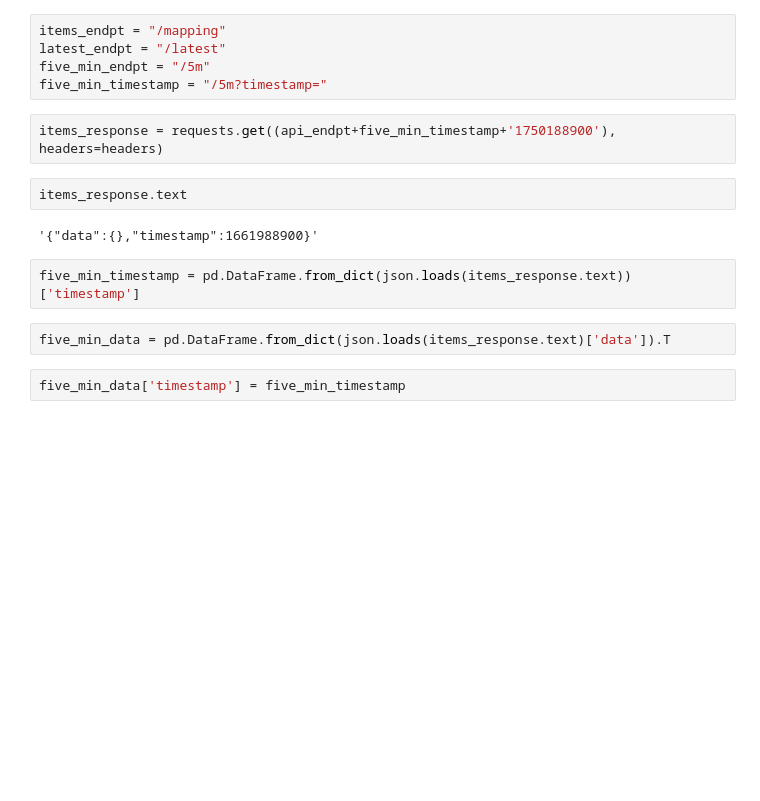
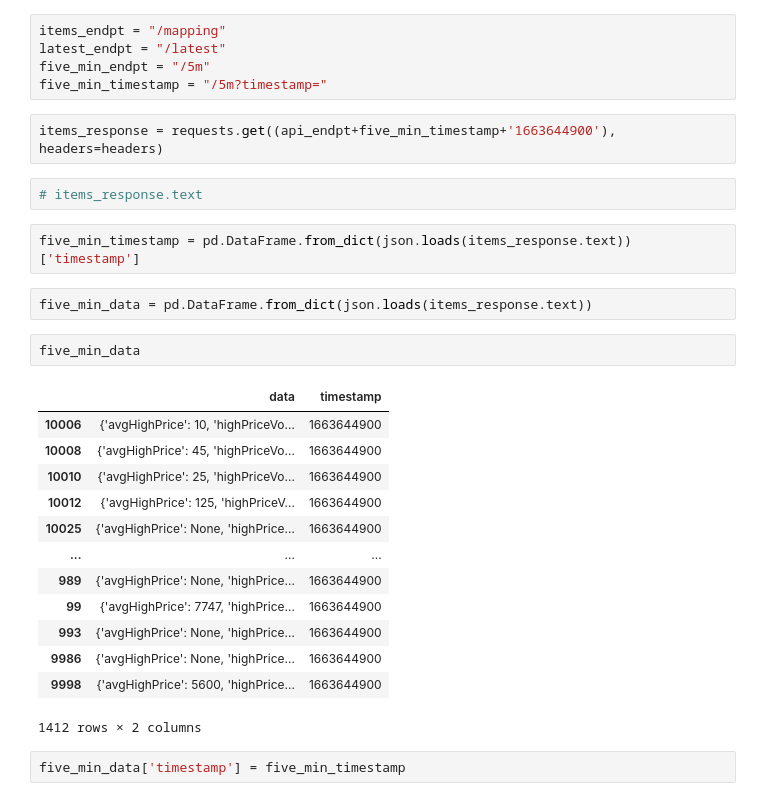
Before and after one commit to WarrenUm/GEoutlier_detection, a Jupyter notebook: notebooks/Requesting5mtimedata.ipynb, the cells around one changed output. Cells and saved outputs as stored; diff of their text form; blank space fills up the shorter version.

```diff
--- a/notebooks/Requesting5mtimedata.ipynb
+++ b/notebooks/Requesting5mtimedata.ipynb
@@ -17,15 +17,29 @@ latest_endpt = "/latest"
 five_min_endpt = "/5m"
 five_min_timestamp = "/5m?timestamp="
 # %%
-items_response = requests.get((api_endpt+five_min_timestamp+'1750188900'), headers=headers)
+items_response = requests.get((api_endpt+five_min_timestamp+'1663644900'), headers=headers)
 # %%
-items_response.text
+# items_response.text
-# %% [output]
-'{"data":{},"timestamp":1661988900}'
 # %%
 five_min_timestamp = pd.DataFrame.from_dict(json.loads(items_response.text))['timestamp']
 # %%
-five_min_data = pd.DataFrame.from_dict(json.loads(items_response.text)['data']).T
+five_min_data = pd.DataFrame.from_dict(json.loads(items_response.text))
+# %%
+five_min_data
+# %% [output]
+|  | data | timestamp |
+| 10006 | {'avgHighPrice': 10, 'highPriceVo... | 1663644900 |
+| 10008 | {'avgHighPrice': 45, 'highPriceVo... | 1663644900 |
+| 10010 | {'avgHighPrice': 25, 'highPriceVo... | 1663644900 |
+| 10012 | {'avgHighPrice': 125, 'highPriceV... | 1663644900 |
+| 10025 | {'avgHighPrice': None, 'highPrice... | 1663644900 |
+| ... | ... | ... |
+| 989 | {'avgHighPrice': None, 'highPrice... | 1663644900 |
+| 99 | {'avgHighPrice': 7747, 'highPrice... | 1663644900 |
+| 993 | {'avgHighPrice': None, 'highPrice... | 1663644900 |
+| 9986 | {'avgHighPrice': None, 'highPrice... | 1663644900 |
+| 9998 | {'avgHighPrice': 5600, 'highPrice... | 1663644900 |
+1412 rows × 2 columns
 # %%
 five_min_data['timestamp'] = five_min_timestamp
 # %%
```
Also changed, not shown: 3 other files.
